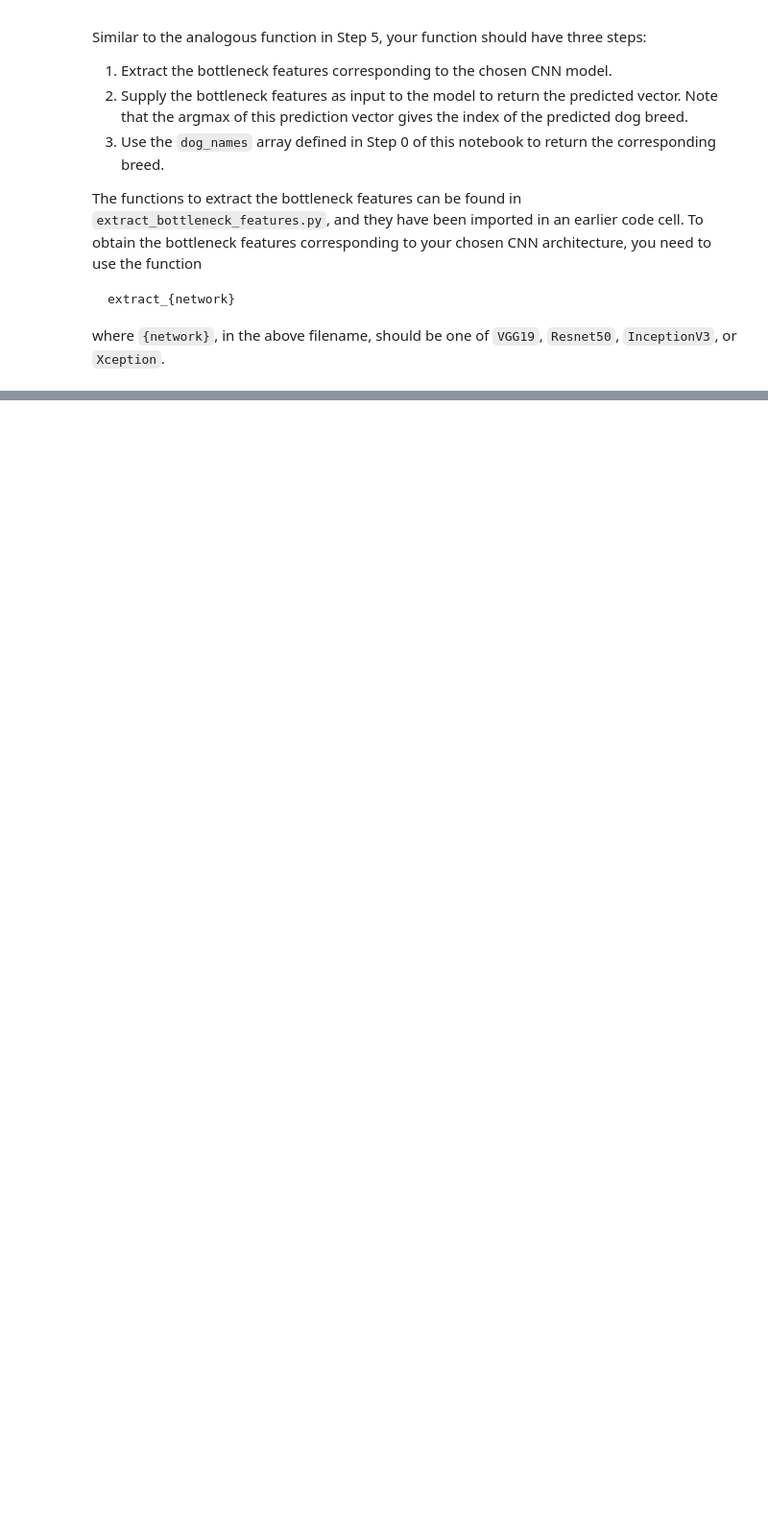
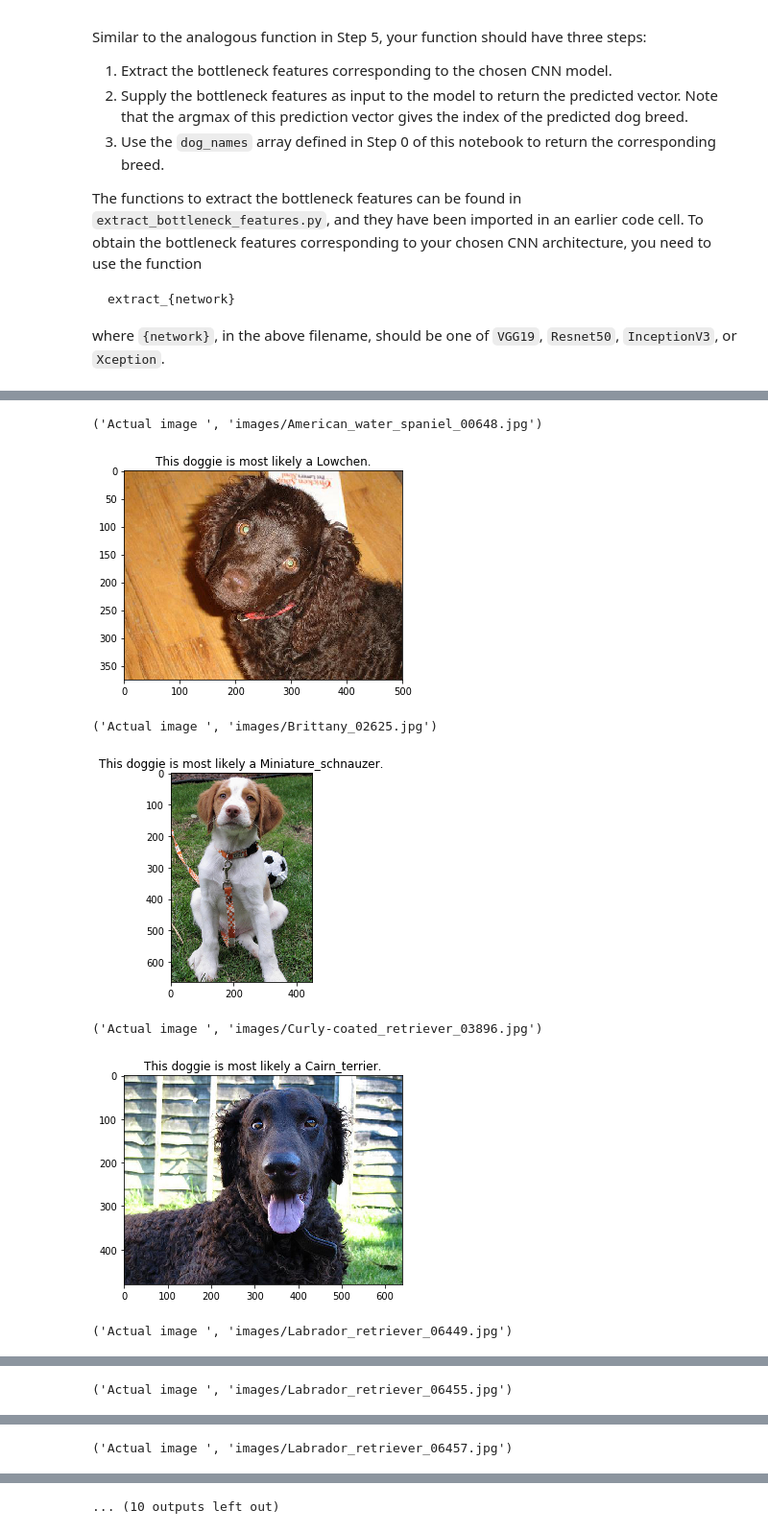
Before and after one commit to knatarasan/dog-project, a Jupyter notebook: dog_app.ipynb, the cells around one changed output, grey strips where cells are left out. Shown at 96% size. Cells and saved outputs as stored; diff of their text form; code cells hidden in the pictures; blank space fills up the shorter version.

```diff
--- a/dog_app.ipynb
+++ b/dog_app.ipynb
@@ -661,0 +777,33 @@ Some sample output for our algorithm is provided below, but feel free to design
+# %%
+from extract_bottleneck_features import *
+import matplotlib.pyplot as plt
+import matplotlib.image as mpimg
+
+def dog_breed_detector_custom(img_path):
+    print("Actual image ",img_path)
+    img = mpimg.imread(img_path)
+    _ = plt.imshow(img)
+    if face_detector(img_path):
+        tensor = path_to_tensor(img_path).astype('float32')/255
+        index = np.argmax(model.predict(tensor))
+        plt.title("The human in the image most resembles a %s." % dog_names[index]);
+    elif dog_detector(img_path):
+        tensor = path_to_tensor(img_path).astype('float32')/255
+        index = np.argmax(model.predict(tensor))
+        plt.title("This doggie is most likely a %s." % dog_names[index]);
+    else:
+        plt.title("Please input an image of either a human or a dog!")
+    plt.show()
+    return
+# %%
+examples = ["images/American_water_spaniel_00648.jpg","images/Brittany_02625.jpg","images/Curly-coated_retriever_03896.jpg","images/Labrador_retriever_06449.jpg","images/Labrador_retriever_06455.jpg","images/Labrador_retriever_06457.jpg","images/Welsh_springer_spaniel_08203.jpg","images/sample_cnn.png","images/sample_dog_output.png","images/sample_human_output.png","images/whiteHavenese.jpg"]
+for i in range (0,len(examples)):
+    dog_breed_detector_custom(examples[i])
+# %% [output]
+('Actual image ', 'images/American_water_spaniel_00648.jpg')
+[figure, added]
+('Actual image ', 'images/Brittany_02625.jpg')
+[figure, added]
+('Actual image ', 'images/Curly-coated_retriever_03896.jpg')
+[figure, added]
+('Actual image ', 'images/Labrador_retriever_06449.jpg')
@@ -661,0 +811 @@ Some sample output for our algorithm is provided below, but feel free to design
+('Actual image ', 'images/Labrador_retriever_06455.jpg')
@@ -661,0 +813 @@ Some sample output for our algorithm is provided below, but feel free to design
+('Actual image ', 'images/Labrador_retriever_06457.jpg')
@@ -662,3 +815,4 @@ Some sample output for our algorithm is provided below, but feel free to design
+... (10 outputs left out)
 # %% [markdown]
 ---
 <a id='step7'></a>
```
Also changed, not shown: parts of 27 cells of this notebook, 7 other files.
